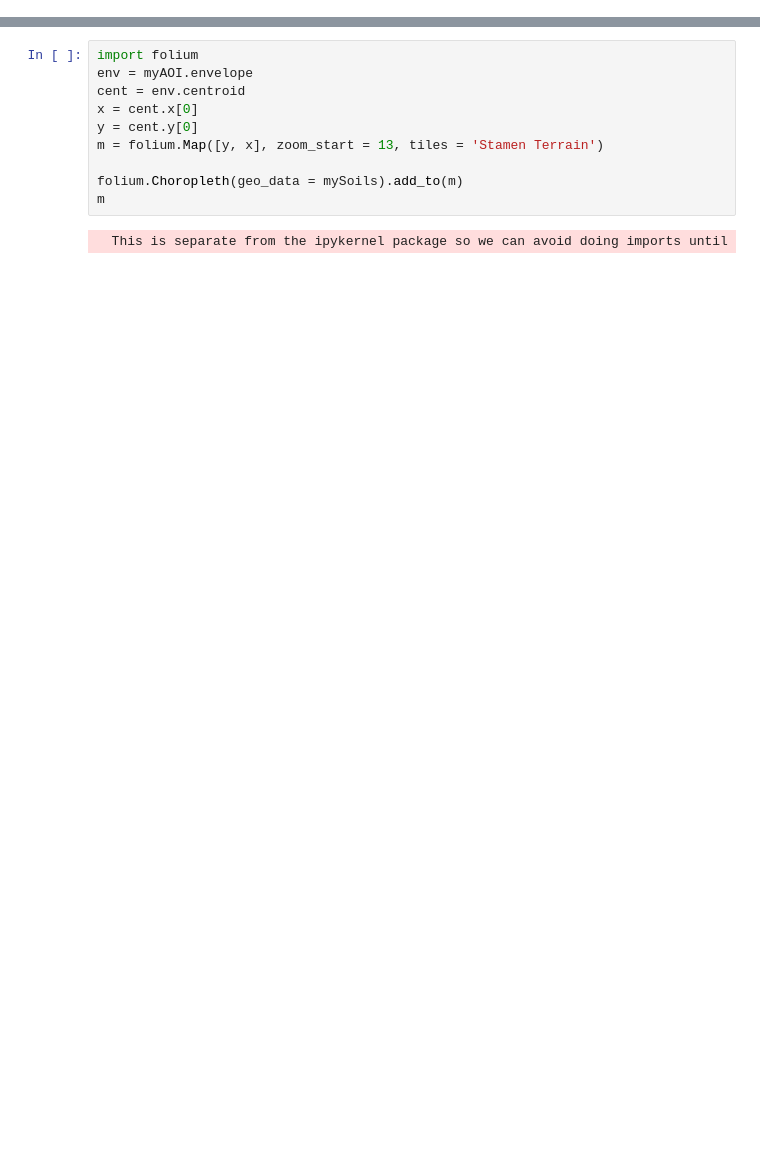
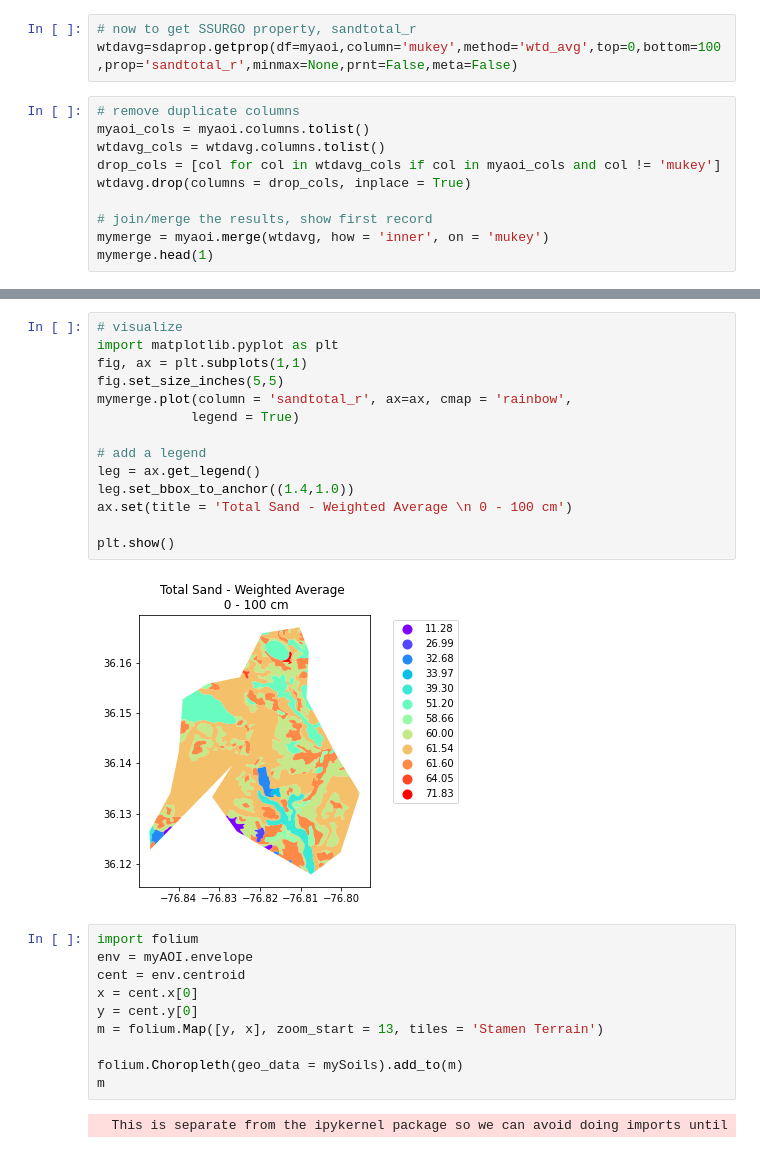
Before and after one commit to ncss-tech/pysda, a Jupyter notebook: example_imap.ipynb, the cells around one changed output, grey strips where cells are left out. Cells and saved outputs as stored; diff of their text form; blank space fills up the shorter version.

```diff
--- a/example_imap.ipynb
+++ b/example_imap.ipynb
@@ -63,0 +20,13 @@ mySoils.head()
+# %%
+# now to get SSURGO property, sandtotal_r
+wtdavg=sdaprop.getprop(df=myaoi,column='mukey',method='wtd_avg',top=0,bottom=100,prop='sandtotal_r',minmax=None,prnt=False,meta=False)
+# %%
+# remove duplicate columns
+myaoi_cols = myaoi.columns.tolist()
+wtdavg_cols = wtdavg.columns.tolist()
+drop_cols = [col for col in wtdavg_cols if col in myaoi_cols and col != 'mukey']
+wtdavg.drop(columns = drop_cols, inplace = True)
+
+# join/merge the results, show first record
+mymerge = myaoi.merge(wtdavg, how = 'inner', on = 'mukey')
+mymerge.head(1)
@@ -64,3 +36,19 @@ mySoils.head()
+# %%
+# visualize
+import matplotlib.pyplot as plt
+fig, ax = plt.subplots(1,1)
+fig.set_size_inches(5,5)
+mymerge.plot(column = 'sandtotal_r', ax=ax, cmap = 'rainbow',
+            legend = True)
+
+# add a legend
+leg = ax.get_legend()
+leg.set_bbox_to_anchor((1.4,1.0))
+ax.set(title = 'Total Sand - Weighted Average \n 0 - 100 cm')
+
+plt.show()
+# %% [output]
+[figure, added]
 # %%
 import folium
 env = myAOI.envelope
```
Also changed, not shown: parts of 10 cells of this notebook, 4 other files.
